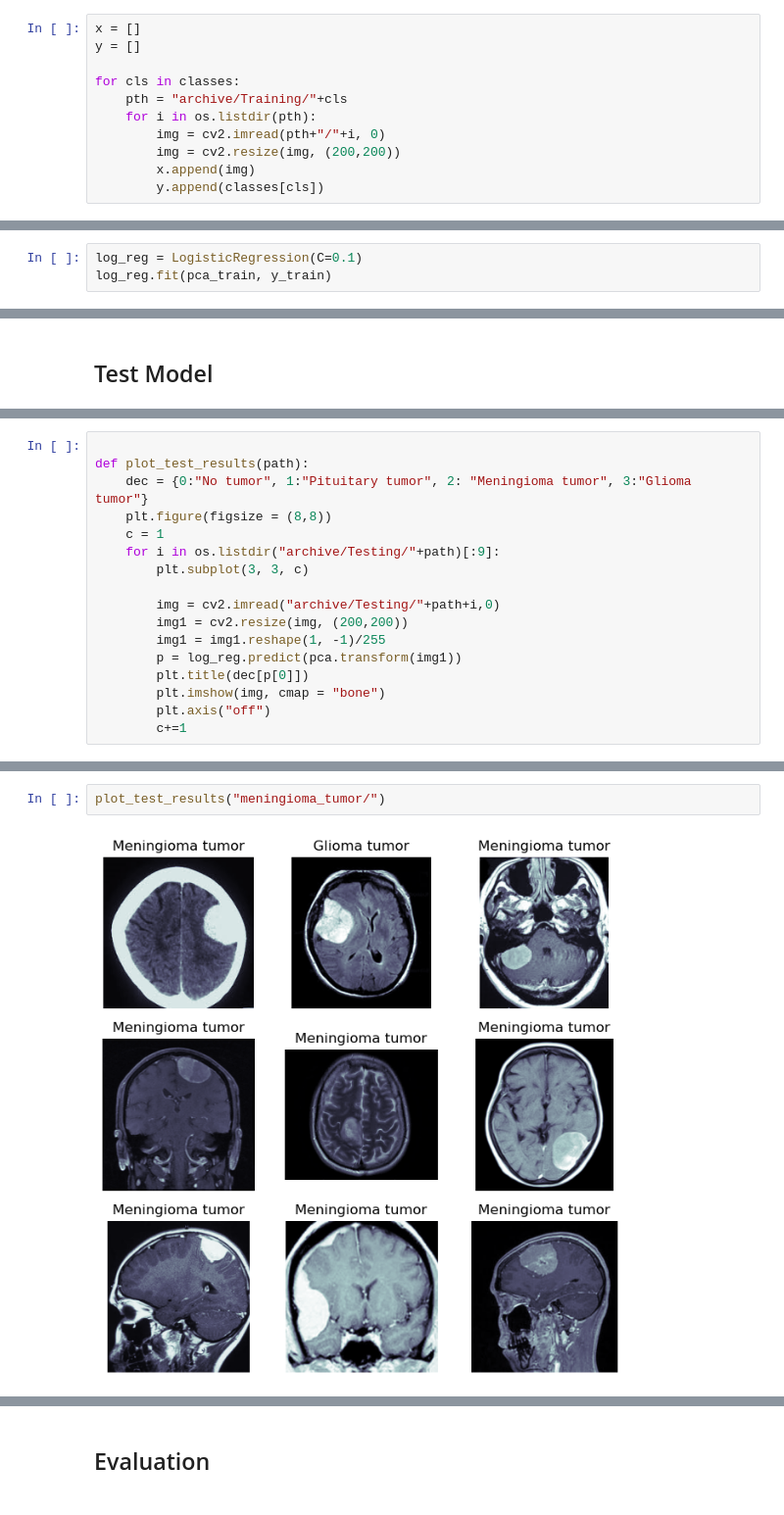
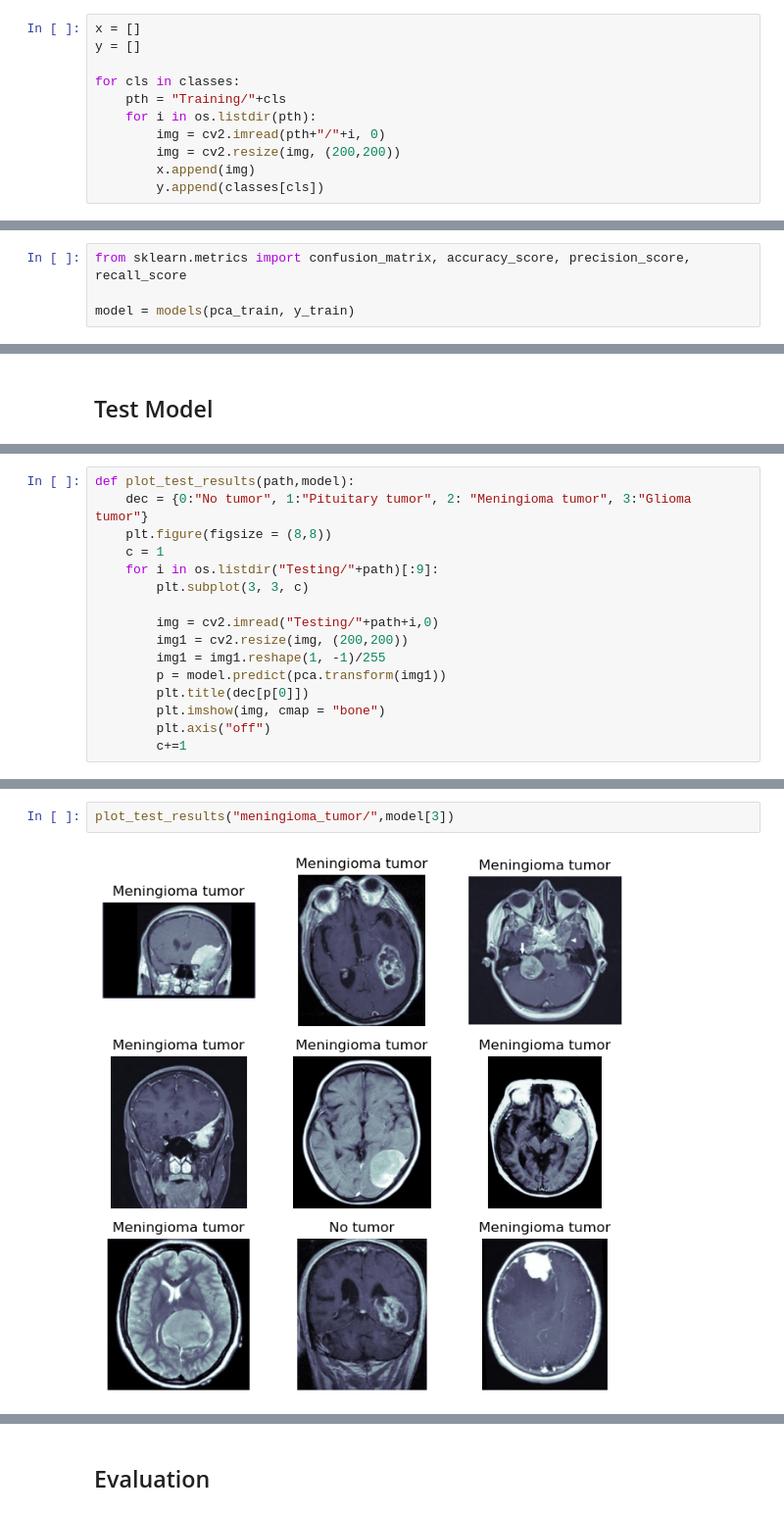
Before and after one commit to Feanor1021/Brain-tumor-classification, a Jupyter notebook: brain_tumor_classification/Brain_tumor_classification.ipynb, the cells around one changed output, grey strips where cells are left out. Shown at 98% size. Saved outputs shown, nothing was run; the diff lists cells and outputs as text.

```diff
--- a/brain_tumor_classification/Brain_tumor_classification.ipynb
+++ b/brain_tumor_classification/Brain_tumor_classification.ipynb
@@ -17,7 +21,7 @@ x = []
 y = []
 
 for cls in classes:
-    pth = "archive/Training/"+cls
+    pth = "Training/"+cls
     for i in os.listdir(pth):
         img = cv2.imread(pth+"/"+i, 0)
         img = cv2.resize(img, (200,200))
@@ -107,3 +106,0 @@ warnings.filterwarnings("ignore")
-# %%
-log_reg = LogisticRegression(C=0.1)
-log_reg.fit(pca_train, y_train)
@@ -111,0 +156,4 @@ LogisticRegression(C=0.1)
+# %%
+from sklearn.metrics import confusion_matrix, accuracy_score, precision_score, recall_score
+
+model = models(pca_train, y_train)
@@ -116,16 +170,15 @@ y_predicted = log_reg.predict(pca_test)
 # %%
-
-def plot_test_results(path):
+def plot_test_results(path,model):
     dec = {0:"No tumor", 1:"Pituitary tumor", 2: "Meningioma tumor", 3:"Glioma tumor"}
     plt.figure(figsize = (8,8))
     c = 1
-    for i in os.listdir("archive/Testing/"+path)[:9]:
+    for i in os.listdir("Testing/"+path)[:9]:
         plt.subplot(3, 3, c)
 
-        img = cv2.imread("archive/Testing/"+path+i,0)
+        img = cv2.imread("Testing/"+path+i,0)
         img1 = cv2.resize(img, (200,200))
         img1 = img1.reshape(1, -1)/255
-        p = log_reg.predict(pca.transform(img1))
+        p = model.predict(pca.transform(img1))
         plt.title(dec[p[0]])
         plt.imshow(img, cmap = "bone")
         plt.axis("off")
@@ -141,5 +196,5 @@ plot_test_results("glioma_tumor/")
 # %%
-plot_test_results("meningioma_tumor/")
+plot_test_results("meningioma_tumor/",model[3])
 # %% [output]
-[figure, old version]
+[figure, new version]
 # %%
```
Also changed, not shown: parts of 19 cells of this notebook.
